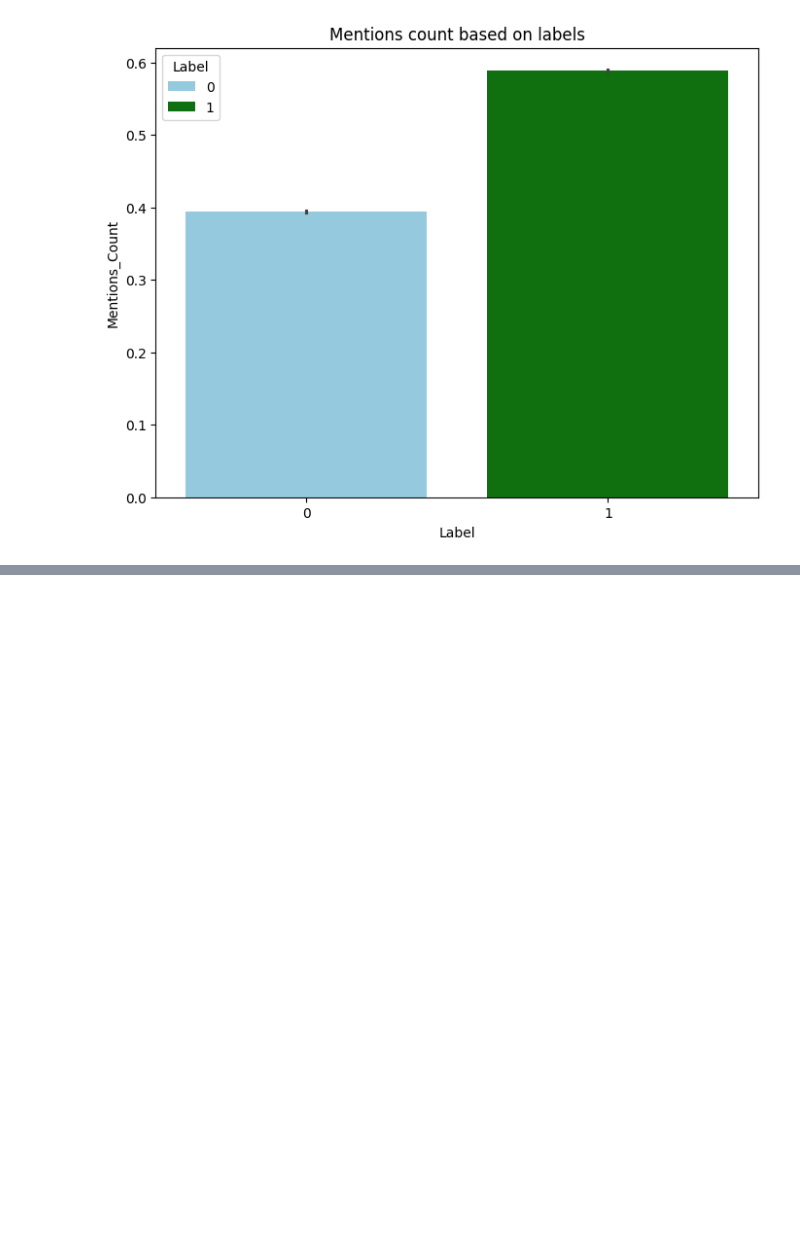
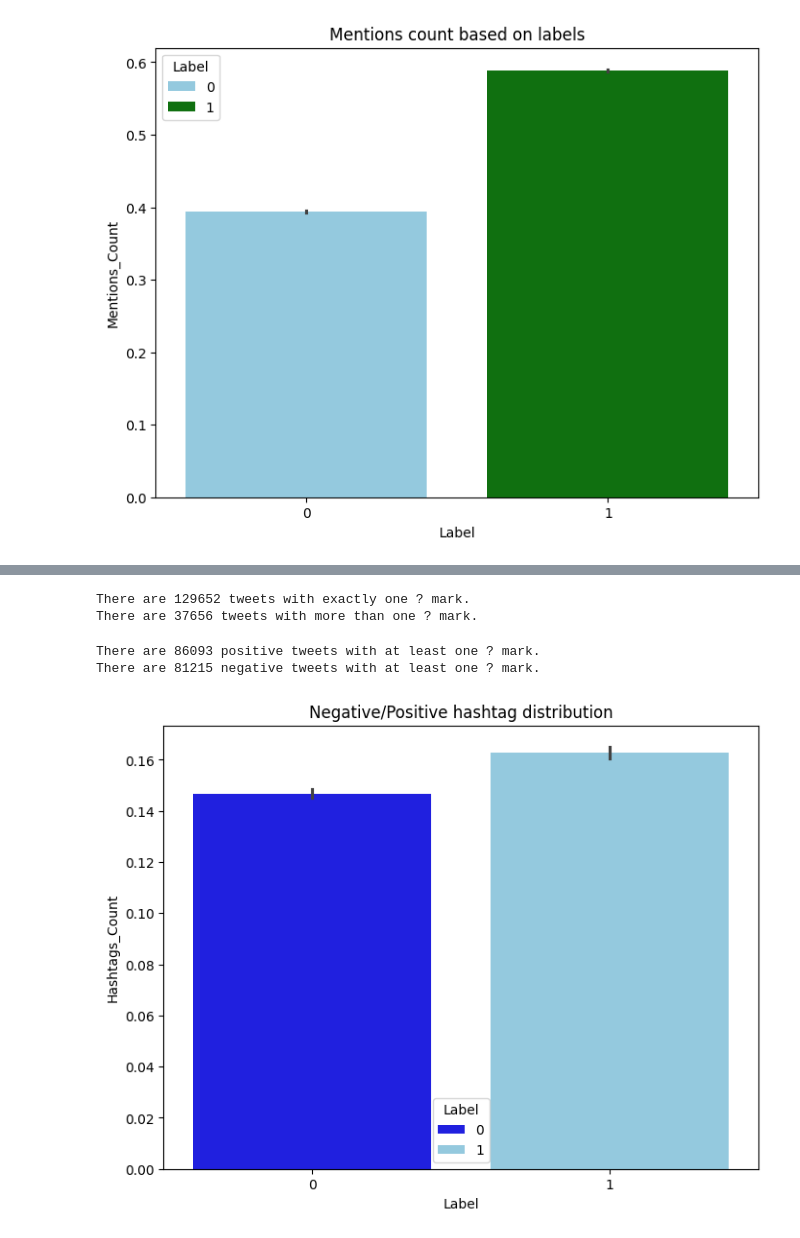
Before and after one commit to parsahdy/-Twitter-Sentiment-Analysis, a Jupyter notebook: notebooks/01_eda.ipynb, the cells around one changed output, grey strips where cells are left out. Cells and saved outputs as stored; diff of their text form; code cells hidden in the pictures; blank space fills up the shorter version.

```diff
--- a/notebooks/01_eda.ipynb
+++ b/notebooks/01_eda.ipynb
@@ -343,0 +401,6 @@ plt.show()
+# %%
+question_pattern = r"\?"
+
+question_marks = df["Tweet"].fillna("").str.findall(question_pattern)
+
+question_marks
@@ -343,0 +420,4 @@ plt.show()
+# %%
+df["Question_Count"] = question_marks.str.len()
+
+df.head()
@@ -343,0 +431,27 @@ plt.show()
+# %%
+question_count1 = df["Question_Count"].eq(1).sum()
+question_count2 = df["Question_Count"].gt(1).sum()
+
+print(f"There are {question_count1} tweets with exactly one ? mark.")
+print(f"There are {question_count2} tweets with more than one ? mark.")
+# %% [output]
+There are 129652 tweets with exactly one ? mark.
+There are 37656 tweets with more than one ? mark.
+# %%
+positive_questionmark_count = ((df["Label"] == 1) & (df["Question_Count"] > 0)).sum()
+negative_question_mark_count = ((df["Label"] == 0) & (df["Question_Count"] > 0)).sum()
+
+print(f"There are {positive_questionmark_count} positive tweets with at least one ? mark.")
+print(f"There are {negative_question_mark_count} negative tweets with at least one ? mark.")
+# %% [output]
+There are 86093 positive tweets with at least one ? mark.
+There are 81215 negative tweets with at least one ? mark.
+# %%
+plt.figure(figsize=(8, 6))
+sns.barplot(data=df, x="Label", y="Question_Count", hue="Label", palette=("blue", "skyblue"))
+plt.title("Negative/Positive hashtag distribution")
+plt.xlabel("Label")
+plt.ylabel("Hashtags_Count")
+plt.show()
+# %% [output]
+[figure, added]
```
Also changed, not shown: parts of 31 cells of this notebook.
